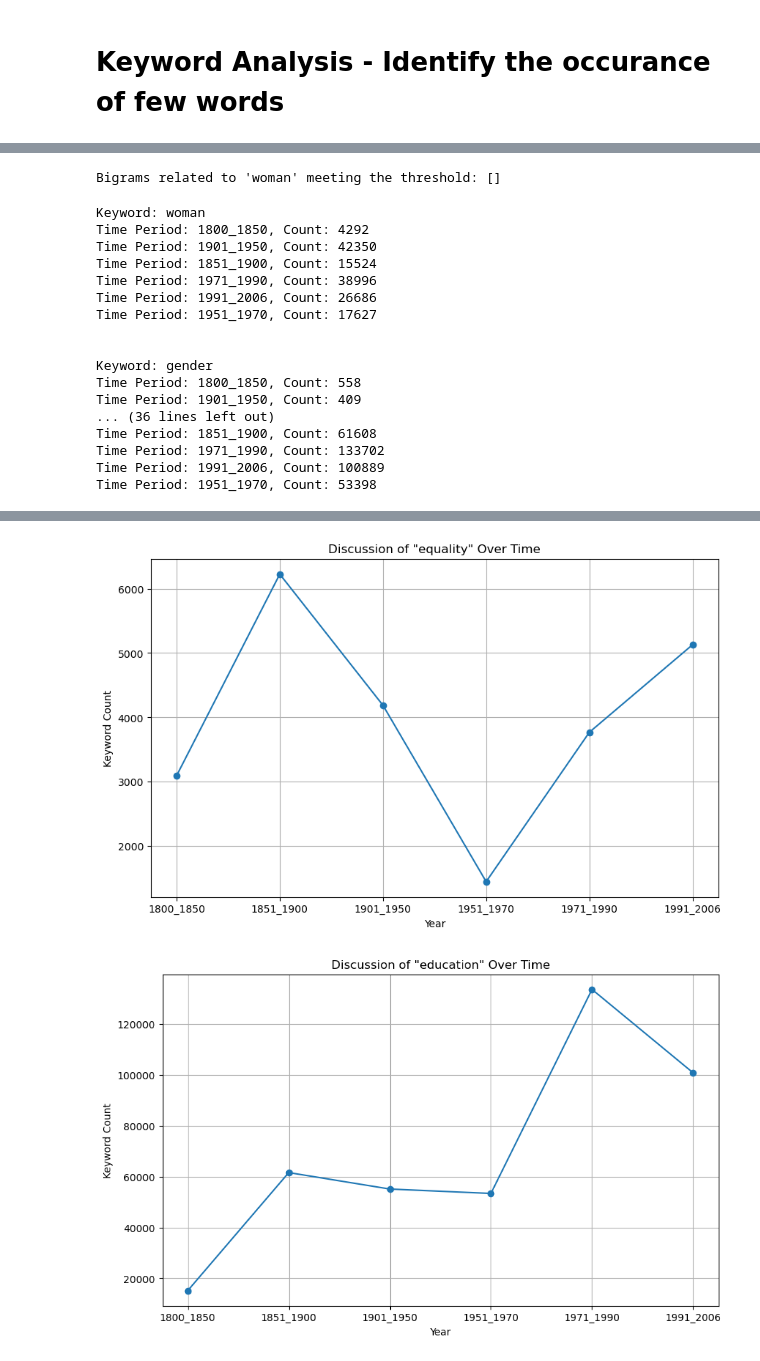
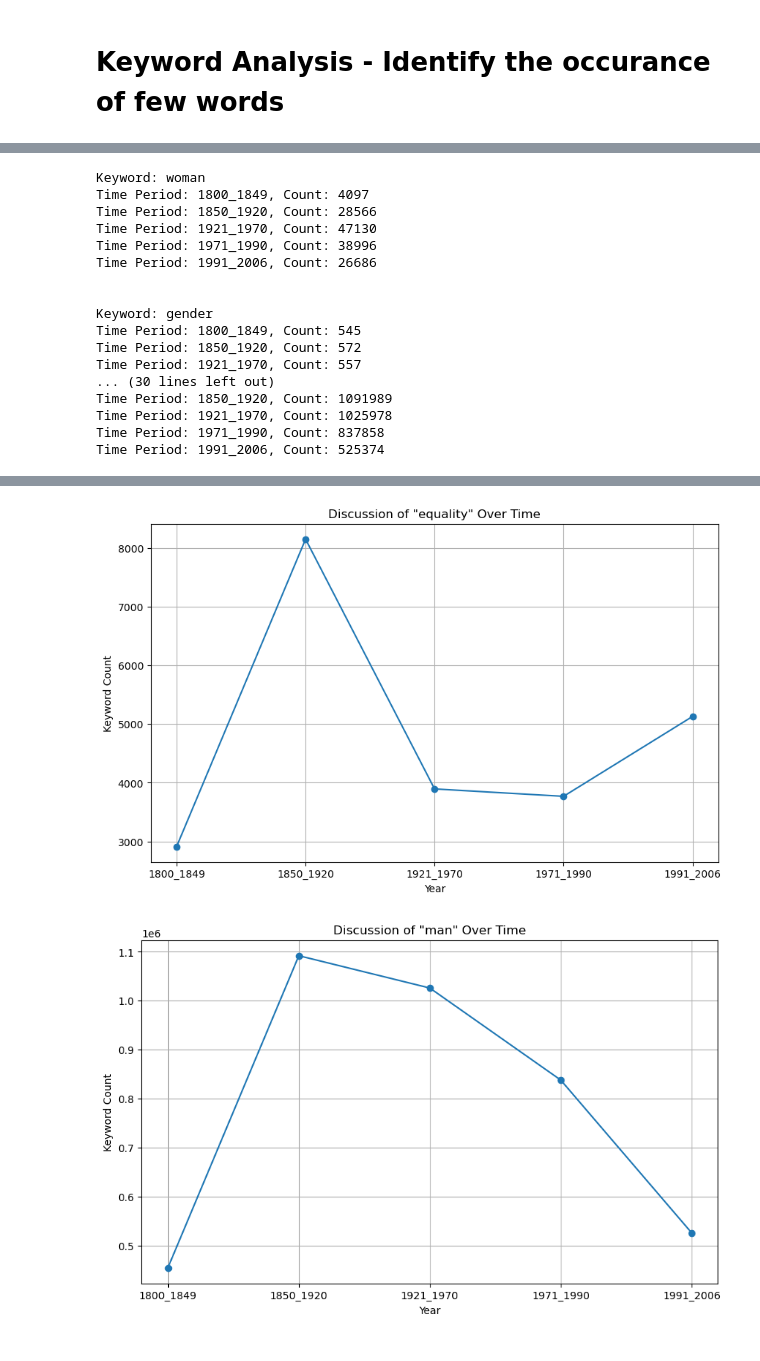
Before and after one commit to xssti/Analysis-of-gender-perception, a Jupyter notebook: ADS-2/Jupyter-Notebooks/Characterization-of-data.ipynb, the cells around one changed output, grey strips where cells are left out. Cells and saved outputs as stored; diff of their text form; code cells hidden in the pictures.

```diff
--- a/ADS-2/Jupyter-Notebooks/Characterization-of-data.ipynb
+++ b/ADS-2/Jupyter-Notebooks/Characterization-of-data.ipynb
@@ -180,8 +124,8 @@ Time Period: 1951_1970, Word Count: 43399535
 # %%
 import matplotlib.pyplot as plt
 
-years = [1800, 1850, 1900, 1950, 1990, 2006]
-tokens_counts = [31537273, 52393589, 56409547, 43399535, 73183811, 49776407]
+years = [1800, 1850, 1921, 1971, 1991]
+tokens_counts = [29697414, 71324065, 79527122, 72586314, 49440669]
 
 plt.figure(figsize=(10, 6))
 plt.plot(years, tokens_counts, marker='o', linestyle='-')
@@ -258,7 +210,7 @@ from nltk import FreqDist
 import os
 
 # Directory path where tokenized files are stored
-tokenized_files_directory = 'tokenized_debates'
+tokenized_files_directory = '/Users/shaistasyeda/Desktop/DataSet/tokenized_debates/new-tokenized-debates'
 
 # Initialize a dictionary to store word frequencies for each file
 word_freq_per_file = {}
@@ -299,7 +250,7 @@ from nltk import FreqDist
 import os
 
 # Directory path where your tokenized .txt files are stored
-tokenized_files_directory = 'tokenized_debates'
+tokenized_files_directory = 'tokenized_debates/new-tokenized-debates'
 
 # Initialize a FreqDist to store word frequencies
 word_freq = FreqDist()
@@ -378,36 +301,6 @@ Bigrams associated: [(('right', 'hon'), ('hon', 'gentleman')), (('right', 'hon')
-# %%
-import nltk
-from nltk.collocations import BigramCollocationFinder
-from nltk.metrics import BigramAssocMeasures
-
-# File path to the tokenized .txt file
-file_path = '/Users/shaistasyeda/Desktop/DataSet/tokenized_debates/1901_1950_tokenized.txt'
-
-# Initialize a list to store bigrams
-bigrams = []
-
-# Read the tokenized data from the file
-with open(file_path, 'r', encoding='utf-8') as file:
-    tokenized_data = [line.strip().split() for line in file]
-
-# Extract bigrams from the tokenized data
-bigrams.extend(nltk.bigrams([token.lower() for doc_tokens in tokenized_data for token in doc_tokens]))
-
-# Create a BigramCollocationFinder
-finder = BigramCollocationFinder.from_words(bigrams)
-
-# Define a word count threshold for filtering bigrams
-word_count_threshold = 100
-
-# Filter bigrams that include 'woman' and meet the word count threshold
-woman_bigrams = [bigram for bigram in finder.ngram_fd if 'woman' in bigram and finder.ngram_fd[bigram] >= word_count_threshold]
-
-print("Bigrams related to 'woman' meeting the threshold:", woman_bigrams)
-# %% [output]
-Bigrams related to 'woman' meeting the threshold: []
 # %%
 # Keywords related to women's topics
-keywords = ['woman', 'gender', 'women', 'suffrage', 'equality', 'education']
+keywords = ['woman', 'gender', 'women', 'suffrage', 'equality', 'man']
 
 # Initialize a dictionary to store keyword counts for each time period
 keyword_counts_per_period = {keyword: {} for keyword in keywords}
@@ -457,19 +350,19 @@ for keyword in keywords:
     plt.show()
 # %% [output]
 Keyword: woman
-Time Period: 1800_1850, Count: 4292
-Time Period: 1901_1950, Count: 42350
-Time Period: 1851_1900, Count: 15524
+Time Period: 1800_1849, Count: 4097
+Time Period: 1850_1920, Count: 28566
+Time Period: 1921_1970, Count: 47130
 Time Period: 1971_1990, Count: 38996
 Time Period: 1991_2006, Count: 26686
-Time Period: 1951_1970, Count: 17627
 
 
 Keyword: gender
-Time Period: 1800_1850, Count: 558
-Time Period: 1901_1950, Count: 409
-... (36 lines left out)
-Time Period: 1851_1900, Count: 61608
-Time Period: 1971_1990, Count: 133702
-Time Period: 1991_2006, Count: 100889
-Time Period: 1951_1970, Count: 53398
+Time Period: 1800_1849, Count: 545
+Time Period: 1850_1920, Count: 572
+Time Period: 1921_1970, Count: 557
+... (30 lines left out)
+Time Period: 1850_1920, Count: 1091989
+Time Period: 1921_1970, Count: 1025978
+Time Period: 1971_1990, Count: 837858
+Time Period: 1991_2006, Count: 525374
@@ -480,5 +373,5 @@ Time Period: 1951_1970, Count: 53398
-[figure, old version]
+[figure, new version]
-[figure, old version]
+[figure, new version]
 # %%
 # Keywords related to women's topics
 keywords = ['childbirth', 'homemaker', 'wife']
```
Also changed, not shown: parts of 17 cells of this notebook.
